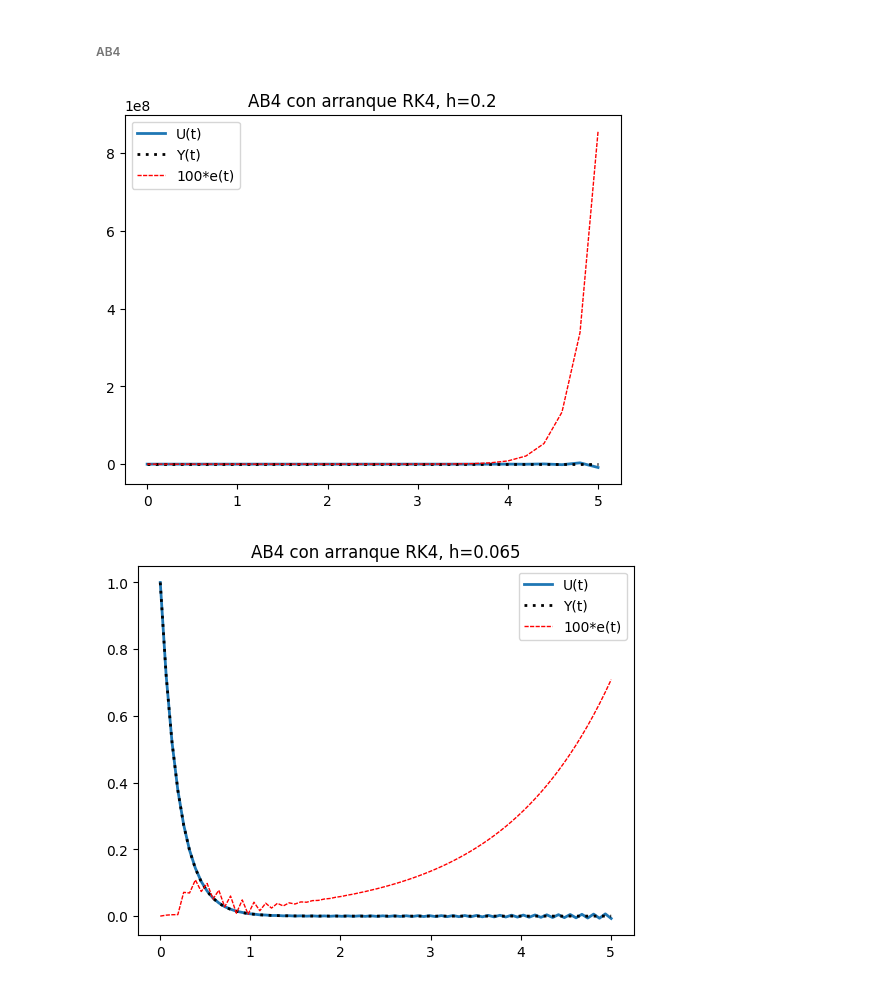
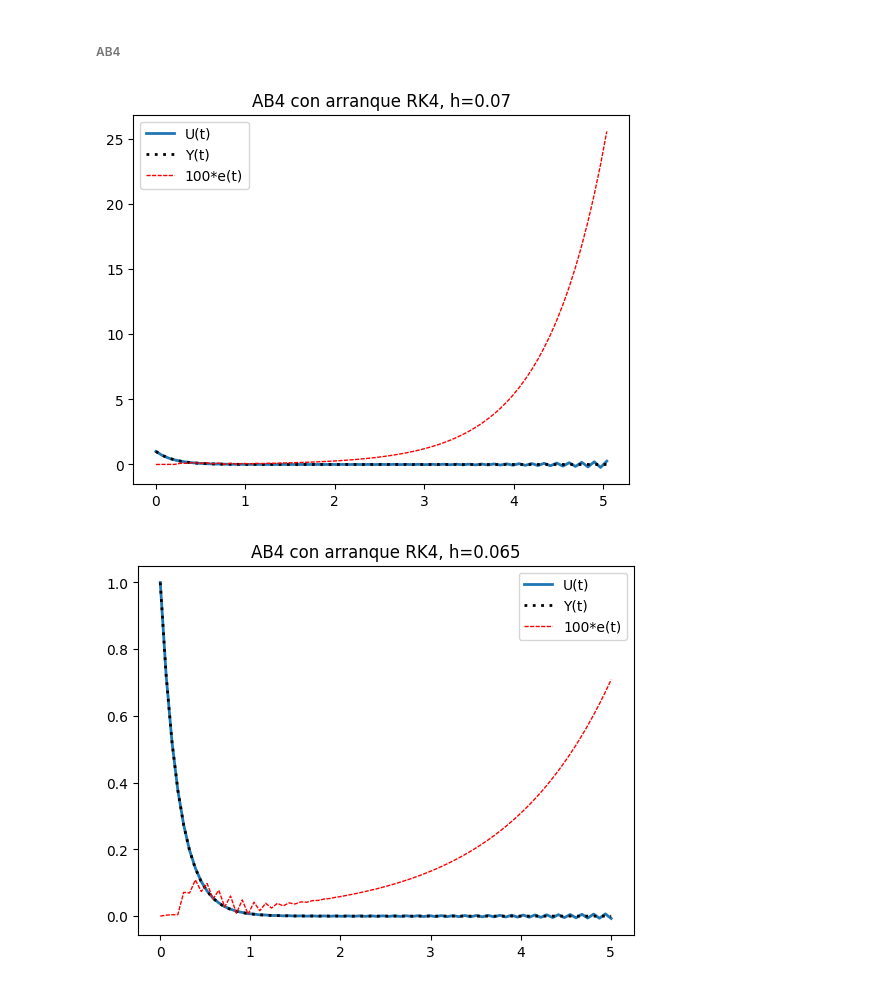
Before and after one commit to sbarreto10/AnalisisNumerico, a Jupyter notebook: LaboNumerico/numerico_practica.ipynb, the cells around one changed output. Saved outputs shown, nothing was run; the diff lists cells and outputs as text; code cells hidden in the pictures.

```diff
--- a/LaboNumerico/numerico_practica.ipynb
+++ b/LaboNumerico/numerico_practica.ipynb
@@ -800,9 +800,9 @@ desarrollo_AB(3/55, resolver_RK4, 3)
 ###### AB4
 # %%
 #@title h = 0.07
-desarrollo_AB(0.2, resolver_RK4, 4)
+desarrollo_AB(0.07, resolver_RK4, 4)
 # %% [output]
-[figure, old version]
+[figure, new version]
 # %%
 #@title h = 0.065
 desarrollo_AB(0.065, resolver_RK4, 4)
```
